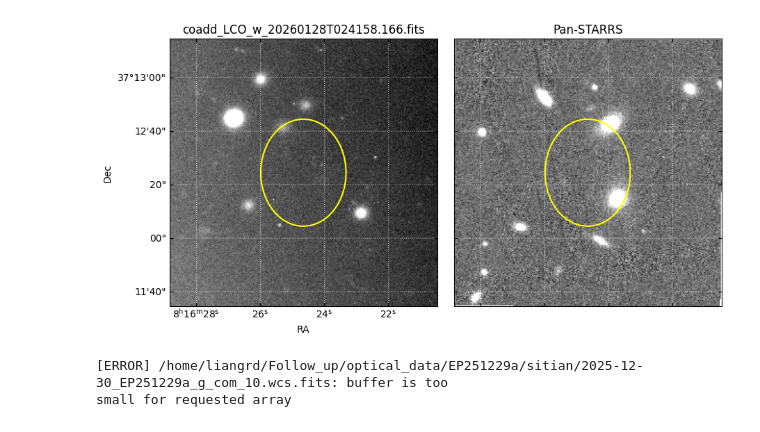
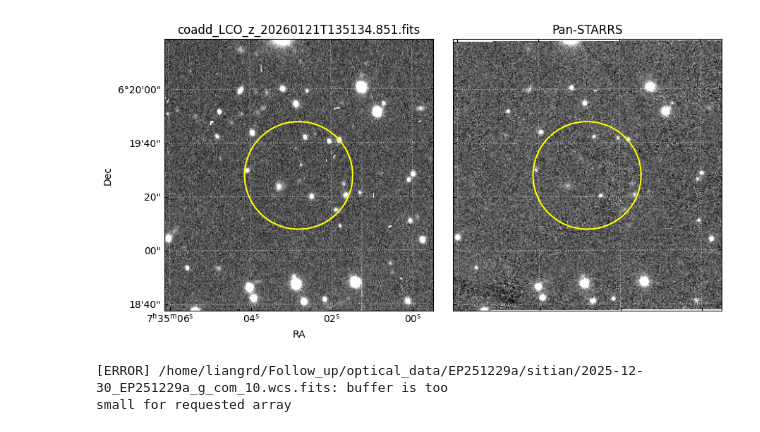
Before and after one commit to LAujust/Follow_up, a Jupyter notebook: code/Show.ipynb, the cells around one changed output. Cells and saved outputs as stored; diff of their text form; code cells hidden in the pictures.

```diff
--- a/code/Show.ipynb
+++ b/code/Show.ipynb
@@ -1,17 +1,17 @@
 # %%
 import warnings
 warnings.filterwarnings('ignore')
 from astropy.io import fits
 import astropy.units as u
 import matplotlib.pyplot as plt
 from utils import fits_plot, show_shift
-ps_band = 'r'
+ps_band = 'z'
 
-fdir = '/home/liangrd/optical_data/EP251229a/pipeline/LCO/coadd_LCO_w_20260128T024158.166.fits'
+fdir = '/home/liangrd/optical_data/EP260116a/pipeline/LCO/coadd_LCO_z_20260121T135134.851.fits'
 
-fig = fits_plot(fdir,size=100,show_ps=True,ps_filter='r')
+fig = fits_plot(fdir,size=100,show_ps=True,ps_filter=ps_band)
 # %% [output]
-[figure, old version]
+[figure, new version]
 # %%
 show_shift(root='/home/liangrd/Follow_up/optical_data',save_dir='/home/liangrd/Follow_up/results')
 # %% [output]
```
Also changed, not shown: 30 other files.
